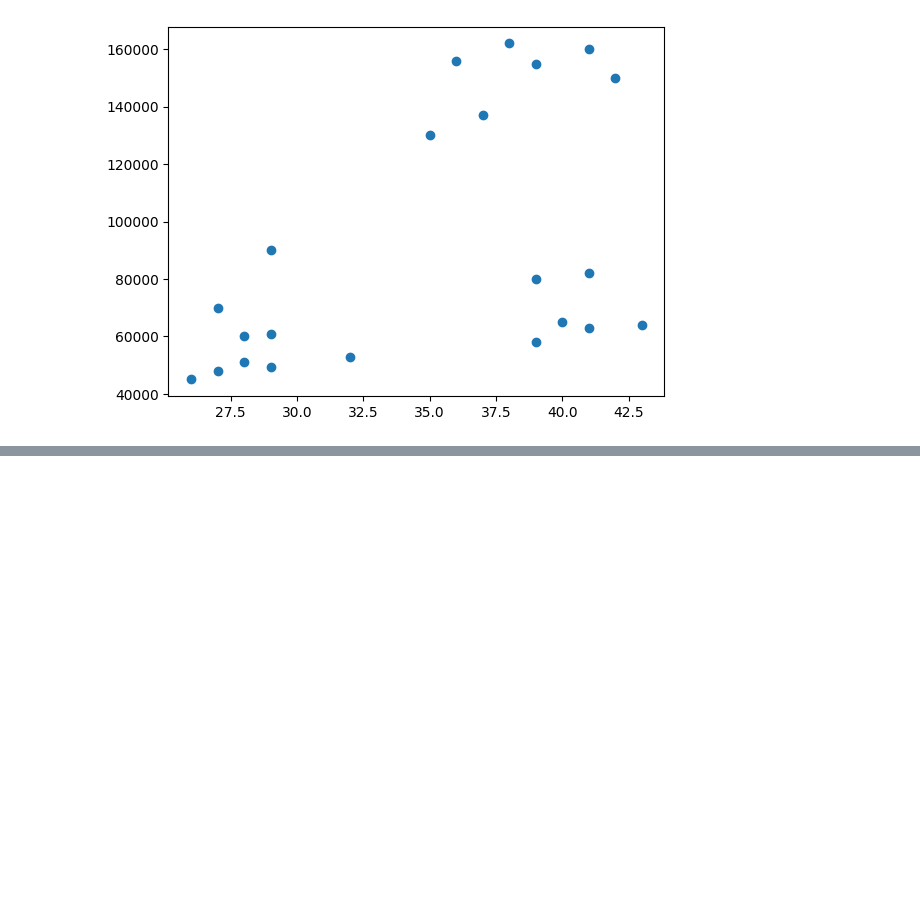
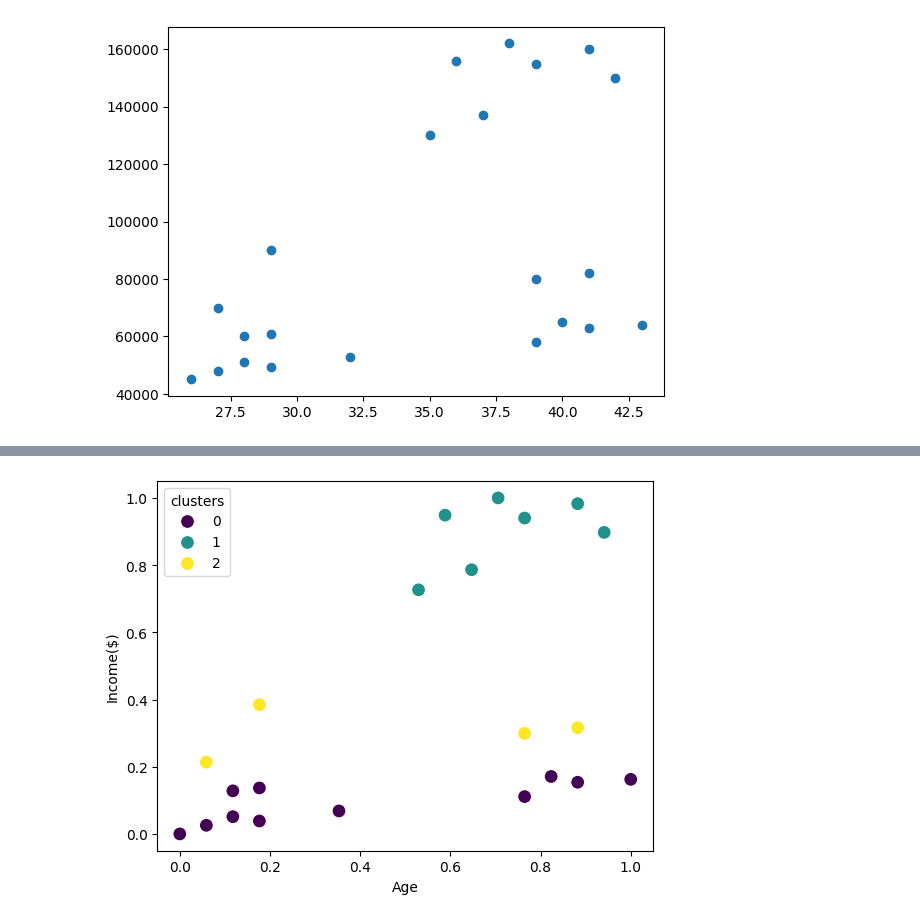
Before and after one commit to VirajBuwaneka/Machine-Learning, a Jupyter notebook: unsupervised learning/customer segmentation/income_clustering.ipynb, the cells around one changed output, grey strips where cells are left out. Drawn from its saved outputs; the diff is of its cells as text; code cells hidden in the pictures; blank space fills up the shorter version.

```diff
--- a/unsupervised learning/customer segmentation/income_clustering.ipynb
+++ b/unsupervised learning/customer segmentation/income_clustering.ipynb
@@ -20,0 +47,8 @@ plt.show()
+# %%
+from sklearn.preprocessing import MinMaxScaler
+scaler=MinMaxScaler()
+
+df_scaled=pd.DataFrame(columns=['Age','Income($)'])
+
+df_scaled[['Age','Income($)']]=scaler.fit_transform(df[['Age','Income($)']])
+df_scaled.head()
@@ -20,0 +62,2 @@ plt.show()
+# %%
+df_scaled['clusters']=km.labels_
@@ -20,0 +73,5 @@ plt.show()
+# %%
+sns.scatterplot(df_scaled,x='Age',y='Income($)',hue='clusters',palette="viridis",s=100)
+plt.show()
+# %% [output]
+[figure, added]
```
Also changed, not shown: parts of 7 cells of this notebook.
